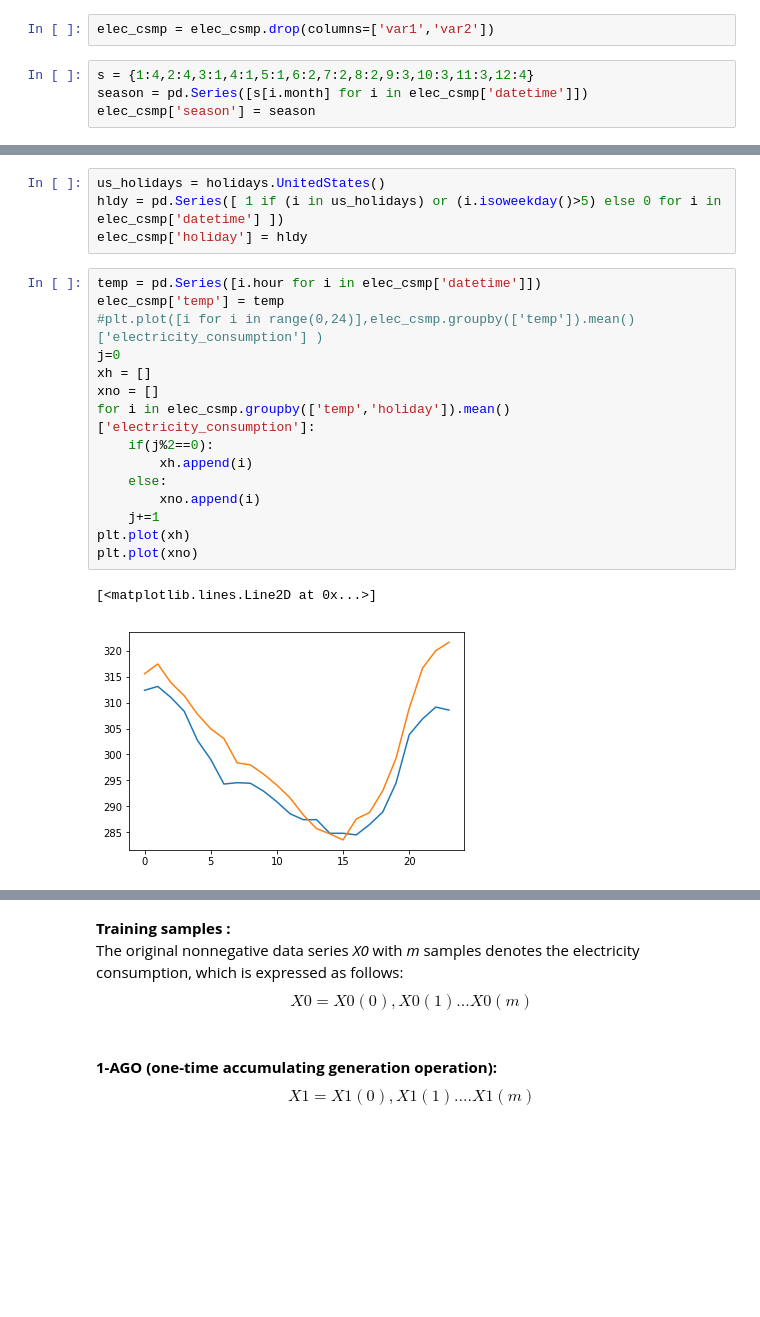
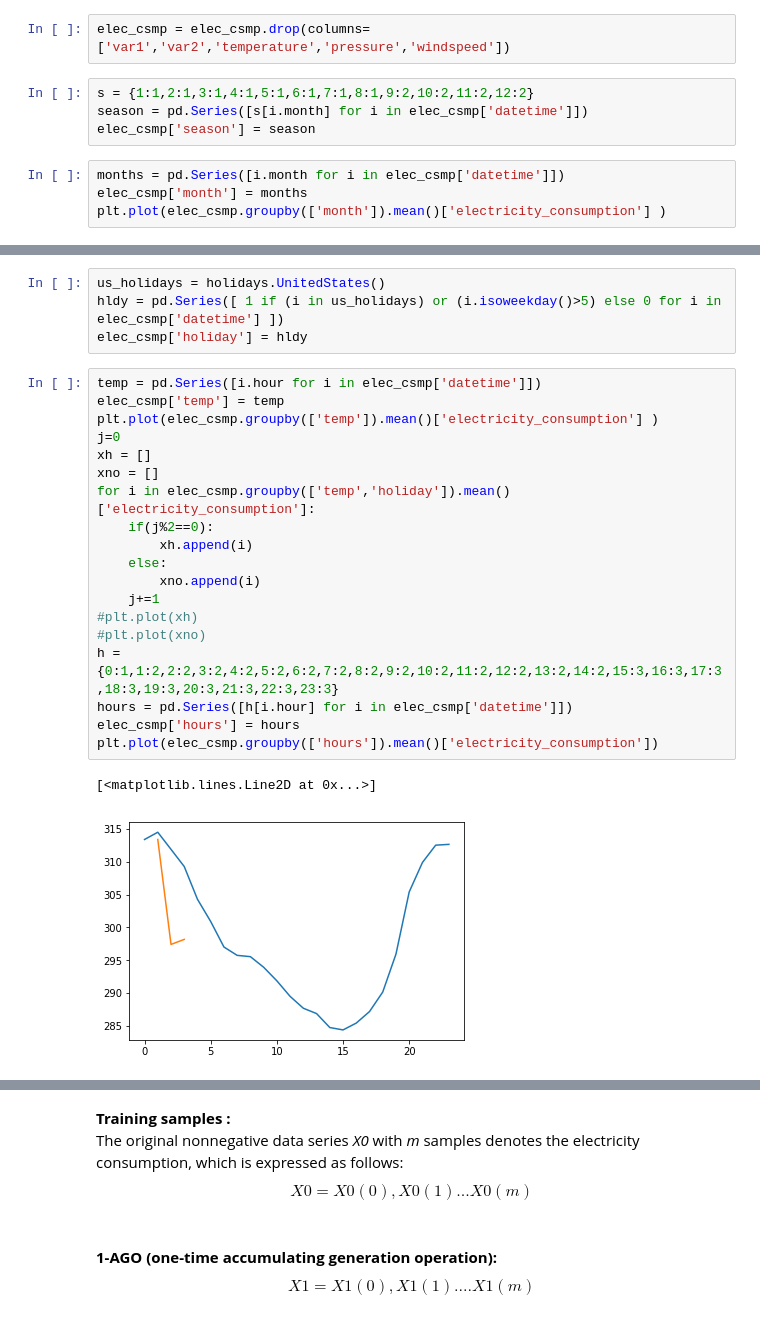
Before and after one commit to kmohan96214/vervethon, a Jupyter notebook: electricity_fcst.ipynb, the cells around one changed output, grey strips where cells are left out. Saved outputs shown, nothing was run; the diff lists cells and outputs as text; blank space fills up the shorter version.

```diff
--- a/electricity_fcst.ipynb
+++ b/electricity_fcst.ipynb
@@ -11,6 +120,10 @@ elec_csmp['datetime'] = pd.to_datetime(elec_csmp['datetime'])
 # %%
-elec_csmp = elec_csmp.drop(columns=['var1','var2'])
+elec_csmp = elec_csmp.drop(columns=['var1','var2','temperature','pressure','windspeed'])
 # %%
-s = {1:4,2:4,3:1,4:1,5:1,6:2,7:2,8:2,9:3,10:3,11:3,12:4}
+s = {1:1,2:1,3:1,4:1,5:1,6:1,7:1,8:1,9:2,10:2,11:2,12:2}
 season = pd.Series([s[i.month] for i in elec_csmp['datetime']])
 elec_csmp['season'] = season
+# %%
+months = pd.Series([i.month for i in elec_csmp['datetime']])
+elec_csmp['month'] = months
+plt.plot(elec_csmp.groupby(['month']).mean()['electricity_consumption'] )
@@ -21,18 +137,22 @@ elec_csmp['holiday'] = hldy
 # %%
 temp = pd.Series([i.hour for i in elec_csmp['datetime']])
 elec_csmp['temp'] = temp
-#plt.plot([i for i in range(0,24)],elec_csmp.groupby(['temp']).mean()['electricity_consumption'] )
+plt.plot(elec_csmp.groupby(['temp']).mean()['electricity_consumption'] )
 j=0
 xh = []
 xno = []
 for i in elec_csmp.groupby(['temp','holiday']).mean()['electricity_consumption']:
     if(j%2==0):
         xh.append(i)
     else:
         xno.append(i)
     j+=1
-plt.plot(xh)
-plt.plot(xno)
+#plt.plot(xh)
+#plt.plot(xno)
+h = {0:1,1:2,2:2,3:2,4:2,5:2,6:2,7:2,8:2,9:2,10:2,11:2,12:2,13:2,14:2,15:3,16:3,17:3,18:3,19:3,20:3,21:3,22:3,23:3}
+hours = pd.Series([h[i.hour] for i in elec_csmp['datetime']])
+elec_csmp['hours'] = hours
+plt.plot(elec_csmp.groupby(['hours']).mean()['electricity_consumption'])
 # %% [output]
 [<matplotlib.lines.Line2D at 0x...>]
-[figure, old version]
+[figure, new version]
```
Also changed, not shown: parts of 11 cells of this notebook, 7 other files.
